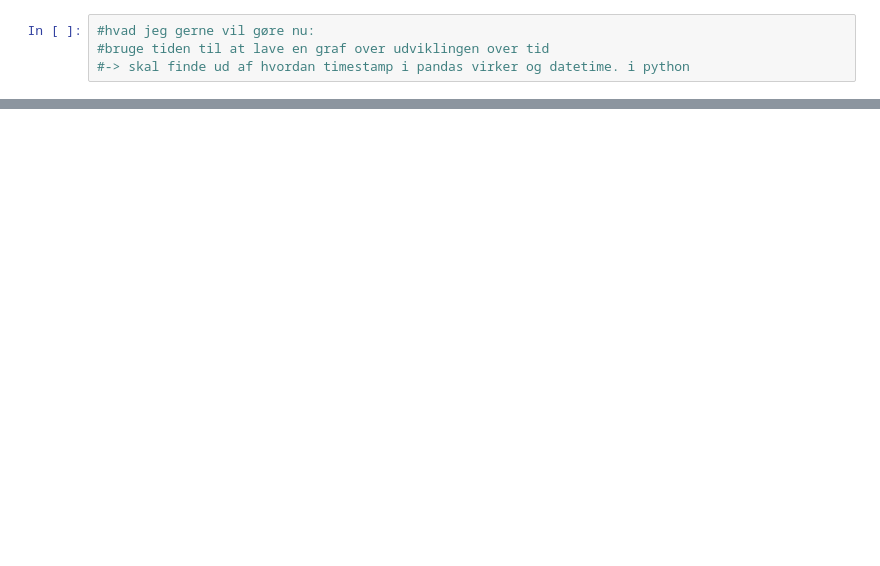
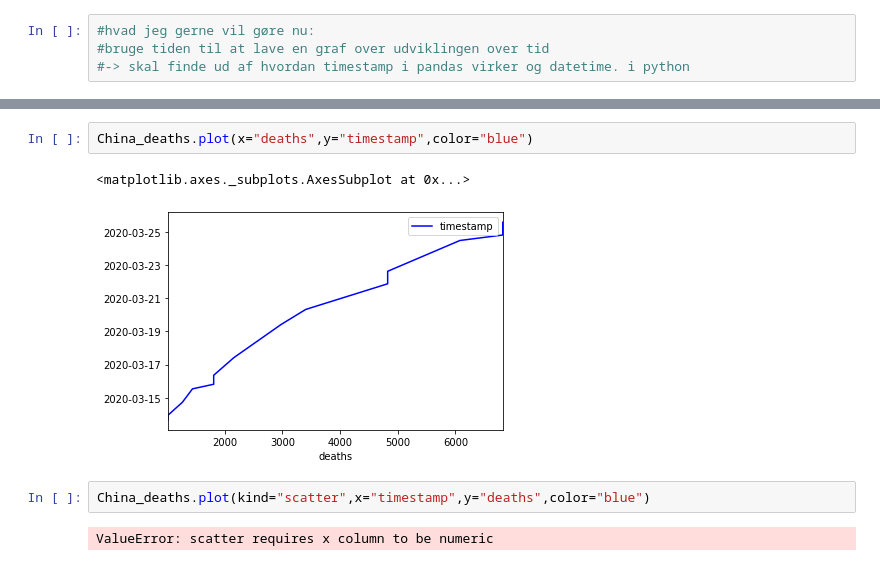
Before and after one commit to annatbj/coronacraze, a Jupyter notebook: Coronastatistics.ipynb, the cells around one changed output, grey strips where cells are left out. Cells and saved outputs as stored; diff of their text form; blank space fills up the shorter version.

```diff
--- a/Coronastatistics.ipynb
+++ b/Coronastatistics.ipynb
@@ -176,0 +303,9 @@ SyntaxError: invalid syntax (<ipython-input-26-113477c23415>, line 1)
+# %%
+China_deaths.plot(x="deaths",y="timestamp",color="blue")
+# %% [output]
+<matplotlib.axes._subplots.AxesSubplot at 0x...>
+[figure, added]
+# %%
+China_deaths.plot(kind="scatter",x="timestamp",y="deaths",color="blue")
+# %% [output]
+ValueError: scatter requires x column to be numeric
```
Also changed, not shown: parts of 30 cells of this notebook.
